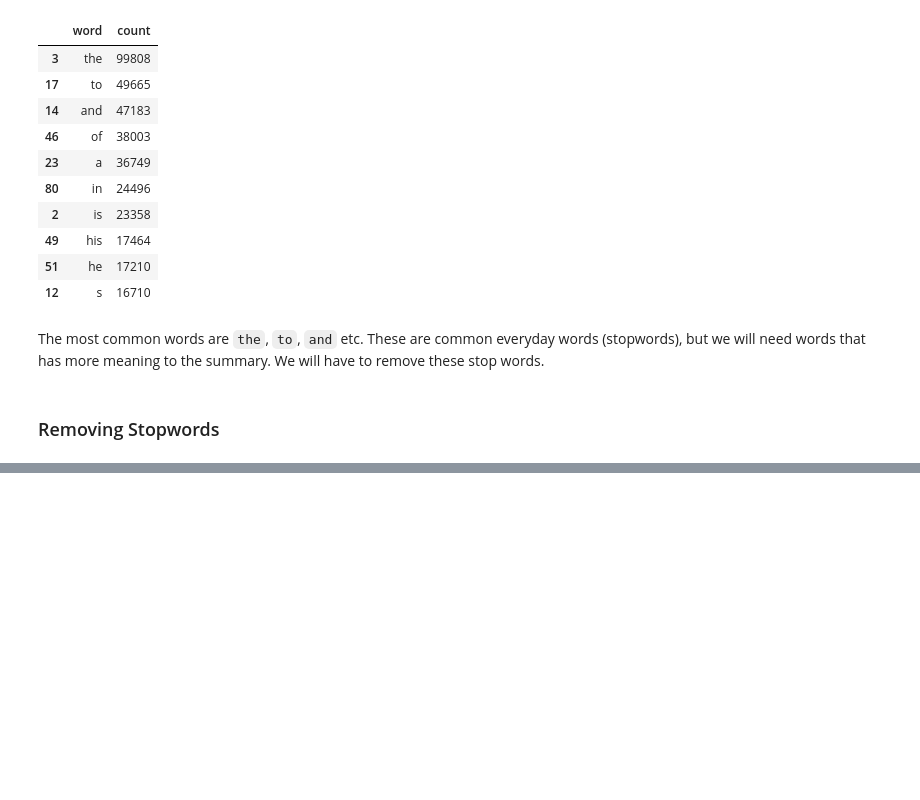
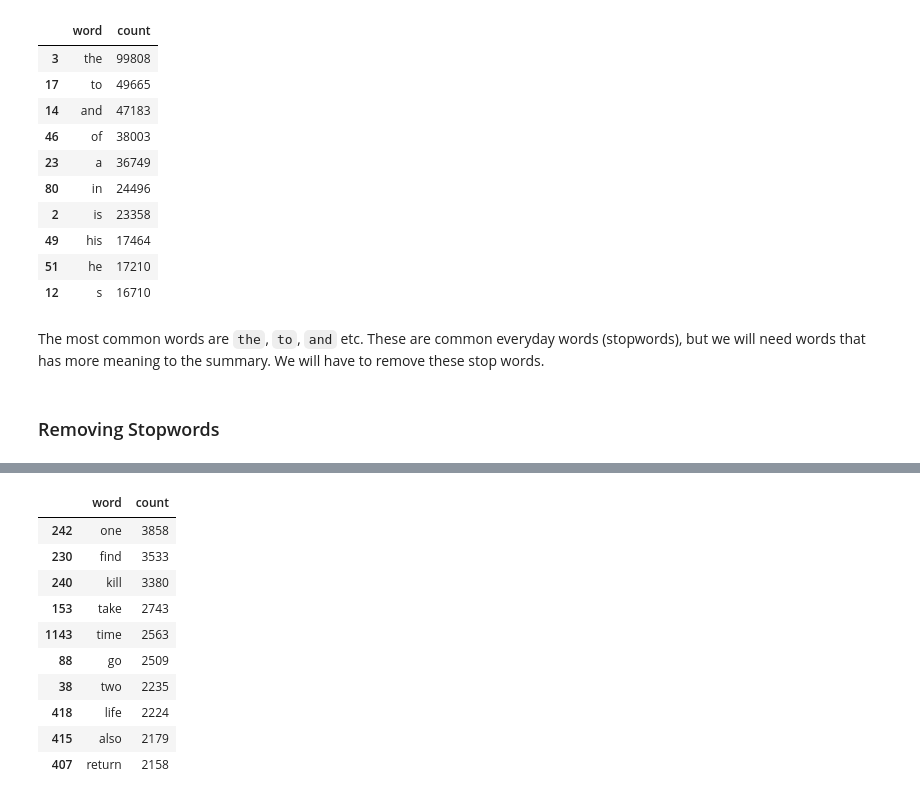
Before and after one commit to lawalsegun2025/book_genre_classification, a Jupyter notebook: book_genre_classification.ipynb, the cells around one changed output, grey strips where cells are left out. Drawn from its saved outputs; the diff is of its cells as text; code cells hidden in the pictures; blank space fills up the shorter version.

```diff
--- a/book_genre_classification.ipynb
+++ b/book_genre_classification.ipynb
@@ -390,0 +399,14 @@ books["summary"][1]
+# %%
+freq_df.sort_values('count',ascending=False).head(10).style.background_gradient(cmap = 'plasma')
+# %% [output]
+|  | word | count |
+| 242 | one | 3858 |
+| 230 | find | 3533 |
+| 240 | kill | 3380 |
+| 153 | take | 2743 |
+| 1143 | time | 2563 |
+| 88 | go | 2509 |
+| 38 | two | 2235 |
+| 418 | life | 2224 |
+| 415 | also | 2179 |
+| 407 | return | 2158 |
```
Also changed, not shown: parts of 30 cells of this notebook.
